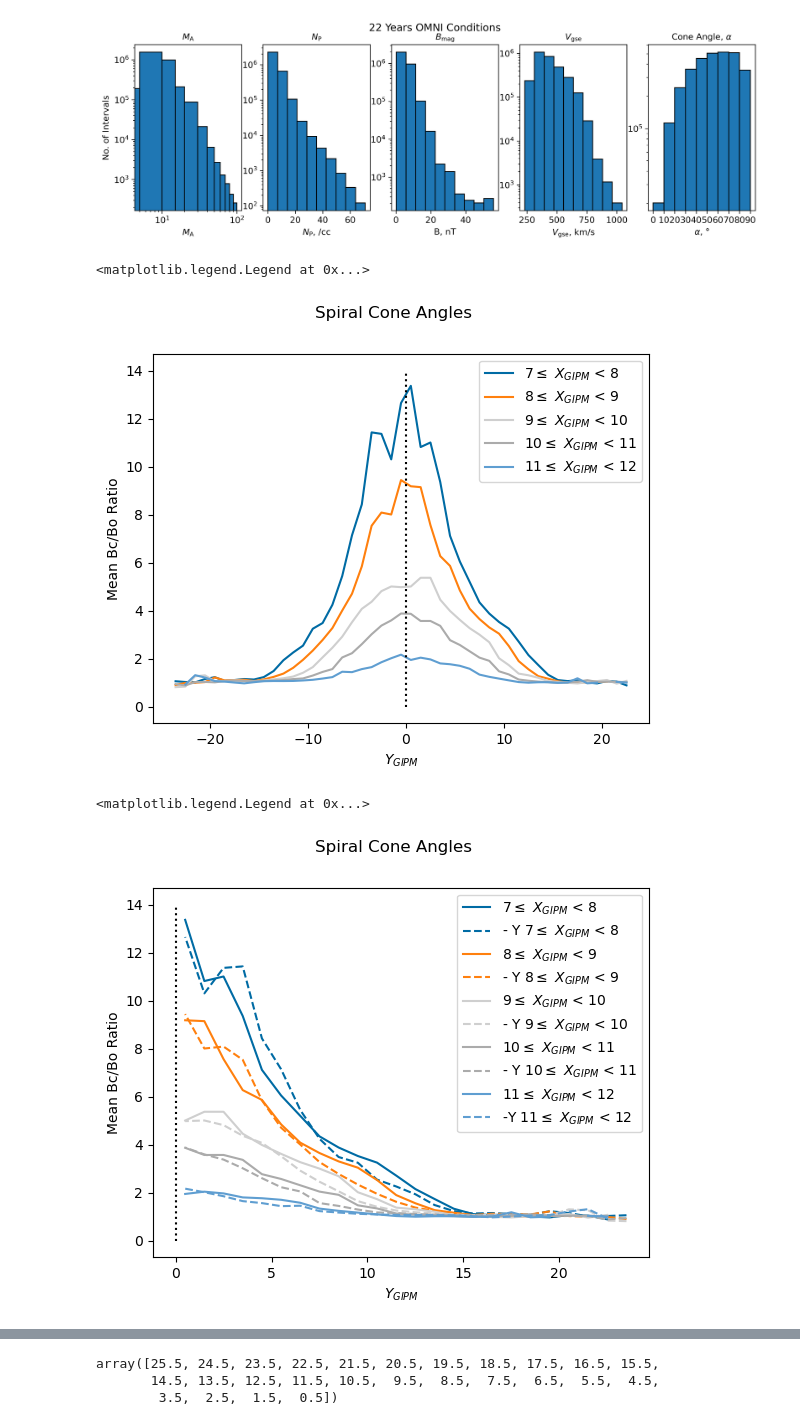
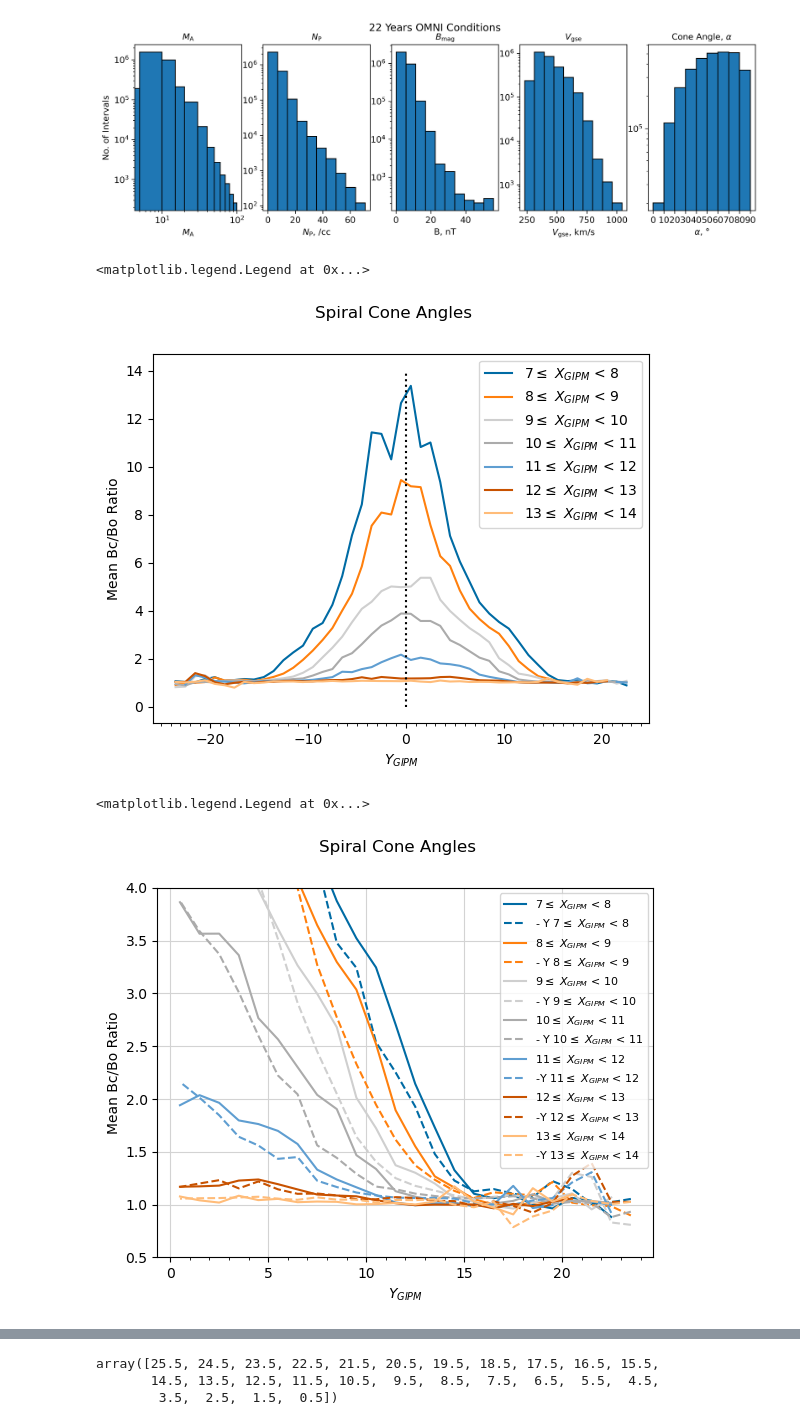
Before and after one commit to solarwindstream/gipm-mapping, a Jupyter notebook: Fine_Binning.ipynb, the cells around one changed output, grey strips where cells are left out. Saved outputs shown, nothing was run; the diff lists cells and outputs as text; code cells hidden in the pictures.

```diff
--- a/Fine_Binning.ipynb
+++ b/Fine_Binning.ipynb
@@ -1710,6 +1707,8 @@ x_8_9 = mean_spir_array[9,:]
 x_9_10 = mean_spir_array[10,:]
 x_10_11 = mean_spir_array[11,:]
 x_11_12 = mean_spir_array[12,:]
+x_12_13 = mean_spir_array[13,:]
+x_13_14 = mean_spir_array[14,:]
 # %%
 y_space = np.linspace(-25.5, 25.5, num=52)
 # %%
@@ -1720,38 +1719,51 @@ ax1.plot(y_space, x_8_9, color="#FF800E", label=r'8$\leq$ $X_{GIPM}$ < 9')
 ax1.plot(y_space, x_9_10, color="#CFCFCF", label=r'9$\leq$ $X_{GIPM}$ < 10')
 ax1.plot(y_space, x_10_11, color="#ABABAB", label=r'10$\leq$ $X_{GIPM}$ < 11')
 ax1.plot(y_space, x_11_12, color="#5F9ED1", label=r'11$\leq$ $X_{GIPM}$ < 12')
+ax1.plot(y_space, x_12_13, color="#C85200", label=r'12$\leq$ $X_{GIPM}$ < 13')
+ax1.plot(y_space, x_13_14, color="#FFBC79", label=r'13$\leq$ $X_{GIPM}$ < 14')
 #plt.xlabel('Period (s)')
 ax1.set_ylabel('Mean Bc/Bo Ratio')
 ax1.set_xlabel(r'$Y_{GIPM}$')
 ax1.vlines(x=0, ymin = 0, ymax = 14, linestyles='dotted', color='k')
+ax1.xaxis.set_minor_locator(MultipleLocator(1))
 ax1.legend()
 
 #fig.show()
 # %% [output]
 <matplotlib.legend.Legend at 0x...>
-[figure, old version]
+[figure, new version]
 # %%
 #now reflect negative y onto positive!
 y_space_negative = np.linspace(25.5, 0.5, num=26)
 
 fig, ax1 = plt.subplots(1)
 fig.suptitle(r'Spiral Cone Angles')
 ax1.plot(y_space[26:], x_7_8[26:], color="#006BA4", label=r'7$\leq$ $X_{GIPM}$ < 8')
 ax1.plot(y_space_negative, x_7_8[0:26], color="#006BA4", linestyle='dashed', label=r'- Y 7$\leq$ $X_{GIPM}$ < 8')
 ax1.plot(y_space[26:], x_8_9[26:], color="#FF800E", label=r'8$\leq$ $X_{GIPM}$ < 9')
 ax1.plot(y_space_negative, x_8_9[0:26], linestyle='dashed', color="#FF800E", label=r'- Y 8$\leq$ $X_{GIPM}$ < 9')
 ax1.plot(y_space[26:], x_9_10[26:], color="#CFCFCF", label=r'9$\leq$ $X_{GIPM}$ < 10')
 ax1.plot(y_space_negative, x_9_10[0:26], color="#CFCFCF", linestyle='dashed', label=r'- Y 9$\leq$ $X_{GIPM}$ < 10')
 ax1.plot(y_space[26:], x_10_11[26:], color="#ABABAB", label=r'10$\leq$ $X_{GIPM}$ < 11')
 ax1.plot(y_space_negative, x_10_11[0:26], color="#ABABAB", linestyle='dashed', label=r'- Y 10$\leq$ $X_{GIPM}$ < 11')
 ax1.plot(y_space[26:], x_11_12[26:], color="#5F9ED1", label=r'11$\leq$ $X_{GIPM}$ < 12')
 ax1.plot(y_space_negative, x_11_12[0:26], color="#5F9ED1", linestyle='dashed', label=r'-Y 11$\leq$ $X_{GIPM}$ < 12')
+ax1.plot(y_space[26:], x_12_13[26:], color="#C85200", label=r'12$\leq$ $X_{GIPM}$ < 13')
+ax1.plot(y_space_negative, x_12_13[0:26], color="#C85200", linestyle='dashed', label=r'-Y 12$\leq$ $X_{GIPM}$ < 13')
+ax1.plot(y_space[26:], x_13_14[26:], color="#FFBC79", label=r'13$\leq$ $X_{GIPM}$ < 14')
+ax1.plot(y_space_negative, x_13_14[0:26], color="#FFBC79",linestyle='dashed', label=r'-Y 13$\leq$ $X_{GIPM}$ < 14')
 ax1.set_ylabel('Mean Bc/Bo Ratio')
+ax1.xaxis.set_minor_locator(MultipleLocator(1))
 ax1.set_xlabel(r'$Y_{GIPM}$')
-ax1.vlines(x=0, ymin = 0, ymax = 14, linestyles='dotted', color='k')
-ax1.legend()
+ax1.set_ylim(0.5, 4)
+#ax1.set_axisbelow(True)
+#ax1.yaxis.grid(color='lightgray')
+#ax1.xaxis.grid(color='lightgray')
+#ax1.vlines(x=0, ymin = 0, ymax = 14, linestyles='dotted', color='k')
+
+ax1.legend(fontsize=8)
 
 #fig.show()
 # %% [output]
 <matplotlib.legend.Legend at 0x...>
-[figure, old version]
+[figure, new version]
```
Also changed, not shown: parts of 13 cells of this notebook, 2 other files.
